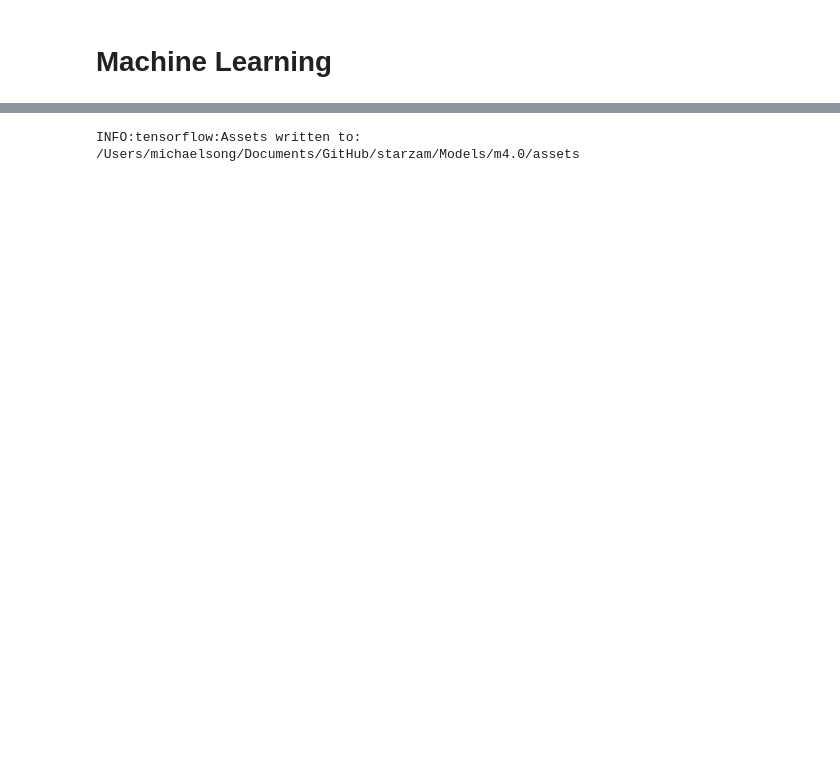
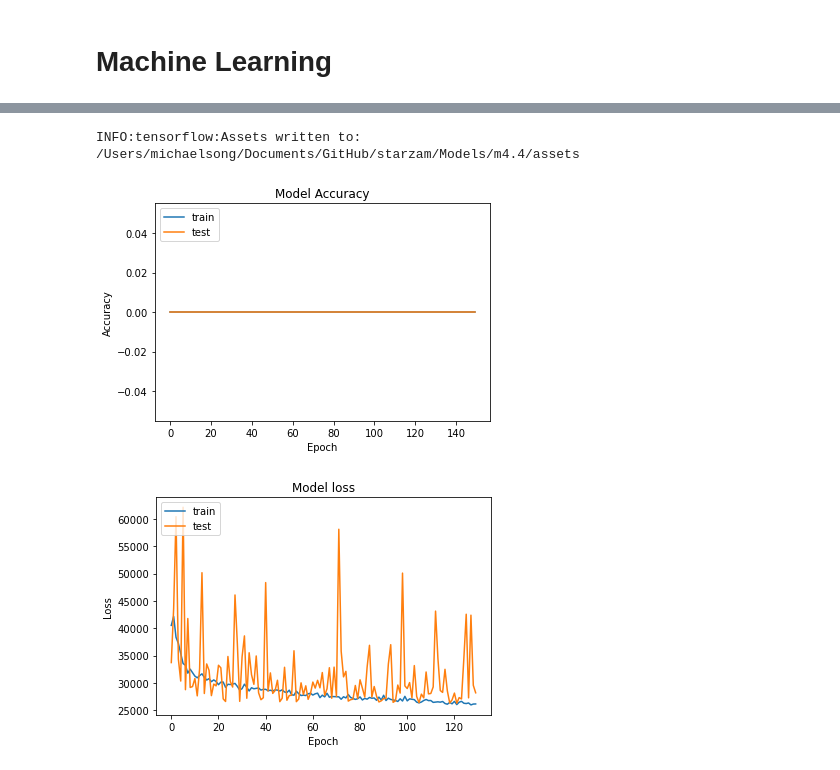
Before and after one commit to michaelsong4399/starzam, a Jupyter notebook: ML/model2.ipynb, the cells around one changed output, grey strips where cells are left out. Drawn from its saved outputs; the diff is of its cells as text; code cells hidden in the pictures; blank space fills up the shorter version.

```diff
--- a/ML/model2.ipynb
+++ b/ML/model2.ipynb
@@ -240,5 +255,25 @@ Epoch 00146: early stopping
 # %%
-model.save('/Users/michaelsong/Documents/GitHub/starzam/Models/m4.0')
+model.save('/Users/michaelsong/Documents/GitHub/starzam/Models/m4.4')
 # %% [output]
-INFO:tensorflow:Assets written to: /Users/michaelsong/Documents/GitHub/starzam/Models/m4.0/assets
+INFO:tensorflow:Assets written to: /Users/michaelsong/Documents/GitHub/starzam/Models/m4.4/assets
+# %%
+plt.plot(history.history['accuracy'])
+plt.plot(history.history['val_accuracy'])
+plt.title('Model Accuracy')
+plt.ylabel('Accuracy')
+plt.xlabel('Epoch')
+plt.legend(['train', 'test'], loc='upper left')
+plt.show()
+# summarize history for loss
+plt.plot(history.history['loss'][20:])
+plt.plot(history.history['val_loss'][20:])
+plt.title('Model loss')
+plt.ylabel('Loss')
+plt.xlabel('Epoch')
+plt.legend(['train', 'test'], loc='upper left')
+plt.savefig('/Users/michaelsong/Documents/GitHub/starzam/Results/4.4_training.png')
+plt.show()
+# %% [output]
+[figure, added]
+[figure, added]
 # %%
```
Also changed, not shown: parts of 15 cells of this notebook, 4 other files.
